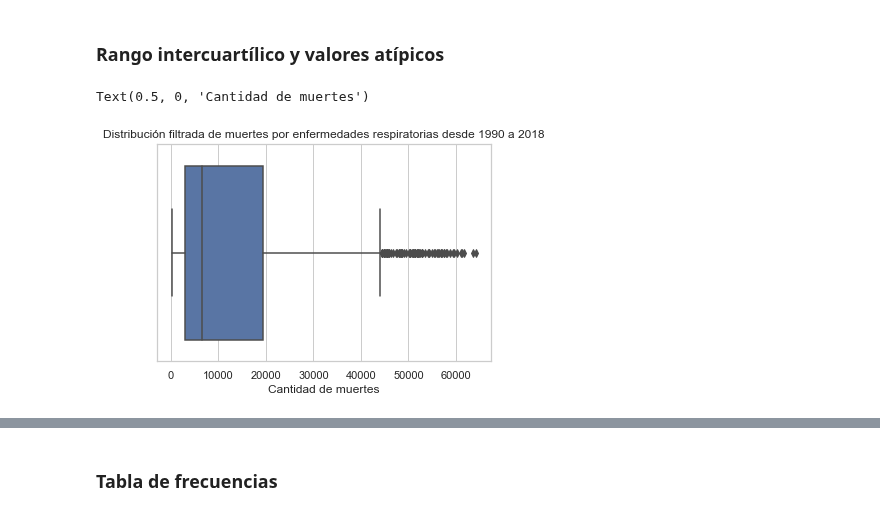
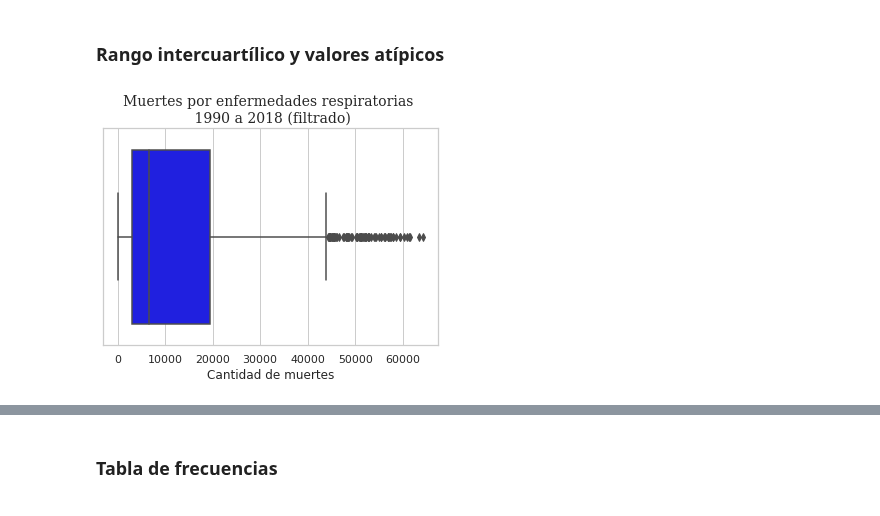
Before and after one commit to LIZZETHGOMEZ/Data-Science-Fase-3-BEDU-Santander, a Jupyter notebook: Notebook.ipynb, the cells around one changed output, grey strips where cells are left out. Drawn from its saved outputs; the diff is of its cells as text; code cells hidden in the pictures.

```diff
--- a/Notebook.ipynb
+++ b/Notebook.ipynb
@@ -429,12 +445,11 @@ Name: total_respiratory_diseases, dtype: float64
 # %%
 iqr = df['total_respiratory_diseases'].quantile(0.75) - df['total_respiratory_diseases'].quantile(0.25)
 filtro_inferior = df['total_respiratory_diseases'] > df['total_respiratory_diseases'].quantile(0.25) - (iqr * 1.5)
 filtro_superior = df['total_respiratory_diseases'] < df['total_respiratory_diseases'].quantile(0.75) + (iqr * 1.5)
 df_filtrado = df[filtro_inferior & filtro_superior]
 
-ax = sns.boxplot(x=df_filtrado['total_respiratory_diseases'])
-ax.set_title('Distribución filtrada de muertes por enfermedades respiratorias desde 1990 a 2018')
-ax.set_xlabel('Cantidad de muertes')
+ax = sns.boxplot(x=df_filtrado['total_respiratory_diseases'], color = 'Blue')
+ax.set_title('Muertes por enfermedades respiratorias \n 1990 a 2018 (filtrado)', family = 'serif', size = 14)
+ax.set_xlabel('Cantidad de muertes');
 # %% [output]
-Text(0.5, 0, 'Cantidad de muertes')
-[figure, old version]
+[figure, new version]
```
Also changed, not shown: parts of 21 cells of this notebook.
